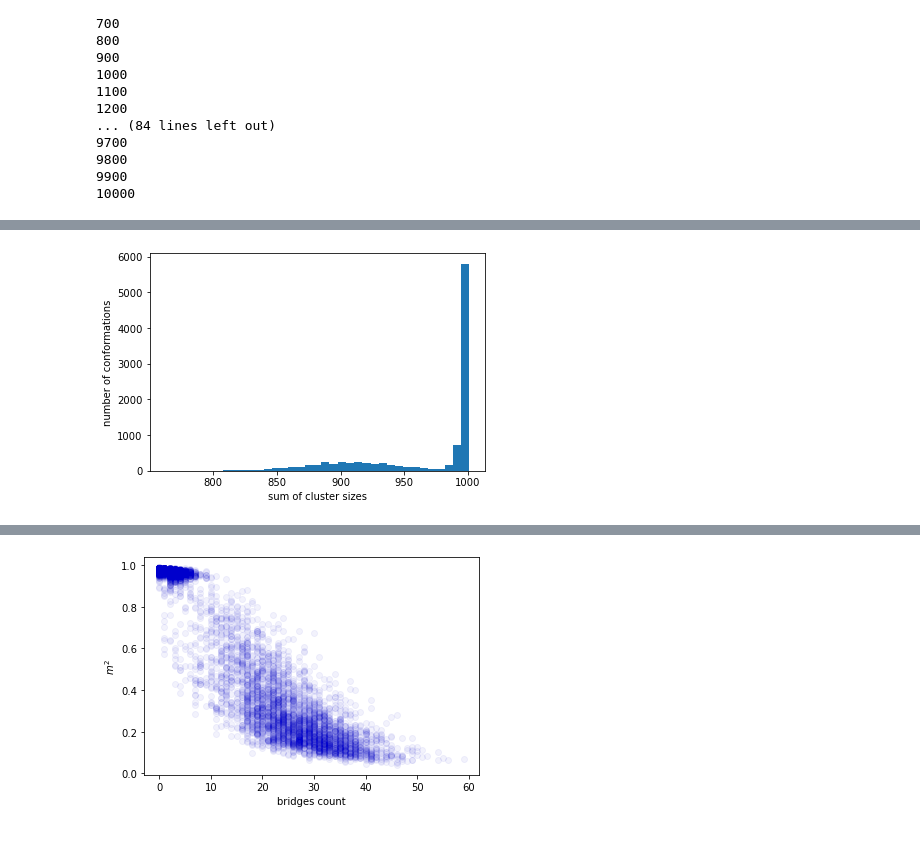
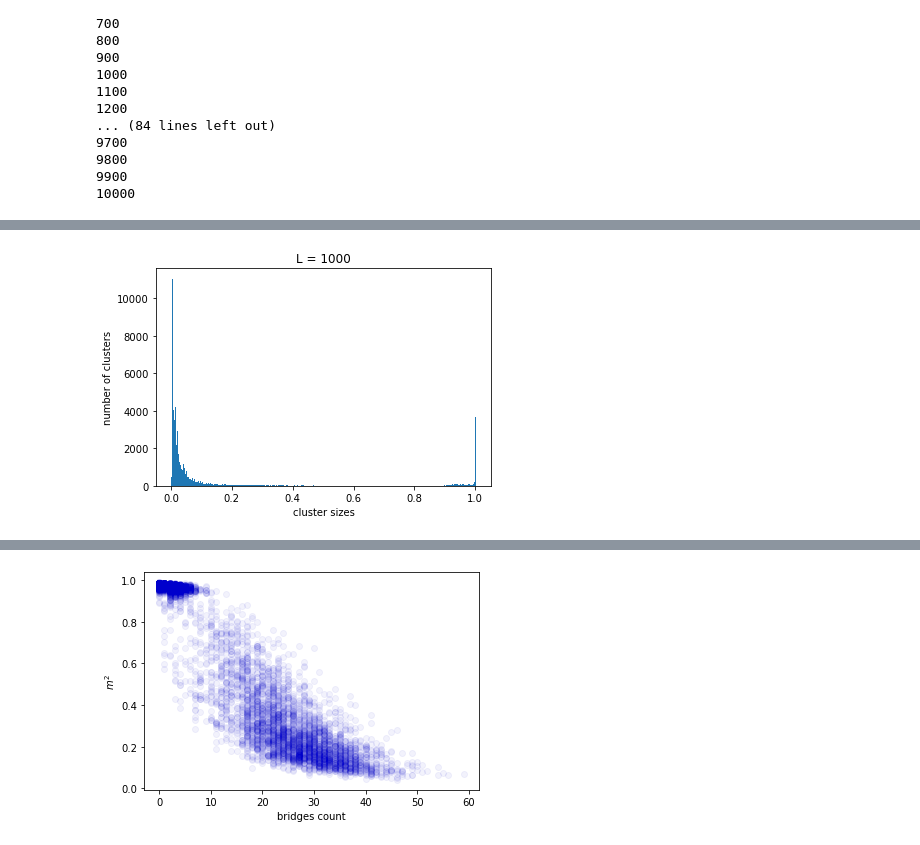
Before and after one commit to MoskalenkoRomanBorisovich/Ising-on-random-conformation, a Jupyter notebook: Conformation_structure_analisis.ipynb, the cells around one changed output, grey strips where cells are left out. Cells and saved outputs as stored; diff of their text form; code cells hidden in the pictures.

```diff
--- a/Conformation_structure_analisis.ipynb
+++ b/Conformation_structure_analisis.ipynb
@@ -441,8 +441,8 @@ def dfs_size_clusters_2(v, neighbors, used, bridges_spins, cb_id, cluster):
 def clusters_and_bridges(neighbors):
     """
     Calculates number and size of clusters and bridges (1D sigments)
-    Bridge - set of connected spins such that if you remove one of them the graph will split into two
-    Cluster - set of conected spins that can be removed without splitting graph
+    Bridge - set of onnected spins with 2 or less neighbors
+    Cluster - set of connected spins that are not in bridges
 
     bridges must connect different clusters
 
@@ -504,6 +504,10 @@ def clusters_and_bridges(neighbors):
             last_c = cl_id[i]
             bridge_len = 0
 
+    if bridge_len > 0:
+        bridges[bridges_count] = bridge_len
+        bridges_count += 1
+
     clusters = clusters[:cluster_count]
     bridges = bridges[:bridges_count]
 
@@ -663,6 +667,8 @@ plt.scatter(points[:, 0], points[:, 1], color=(0, 0, 0.8, 0.2));
 ## Cluster statistics
 # %%
 conformations = utils.load_Conformations_from_dir('Conformations/L1000_beta0.1_1_10(10000)', load_data=True)
+# %%
+L = 1000
 # %%
 clusters, bridges = clusters_and_lines_from_list_2(conformations)
 # %% [output]
@@ -710,8 +740,12 @@ plt.show()
 # %%
-clusters_size = [c.sum() for c in clusters]
-plt.xlabel('sum of cluster sizes')
-plt.ylabel('number of conformations')
-plt.hist(clusters_size, bins='auto')
+cluster_sizes = []
+for cl in clusters:
+    for c in cl:
+        cluster_sizes.append(c / L)
+plt.title(f'L = {L}')
+plt.xlabel('cluster sizes')
+plt.ylabel('number of clusters')
+plt.hist(cluster_sizes, bins='auto')
 plt.show()
 # %% [output]
-[figure, old version]
+[figure, new version]
```
Also changed, not shown: parts of 50 cells of this notebook.
